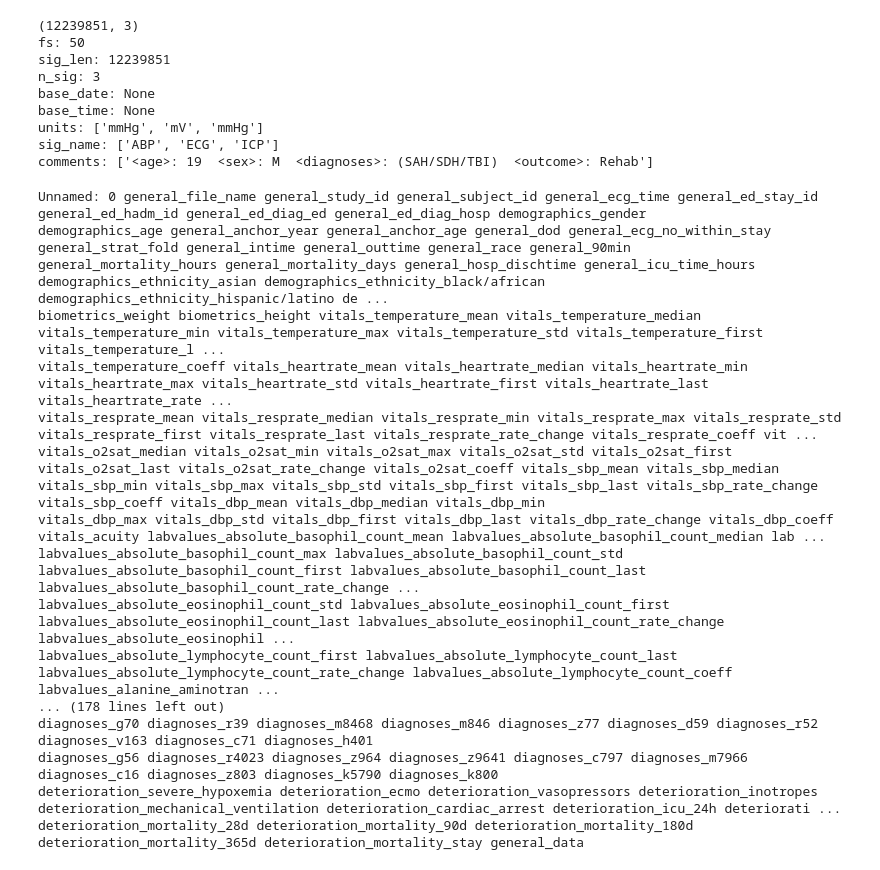
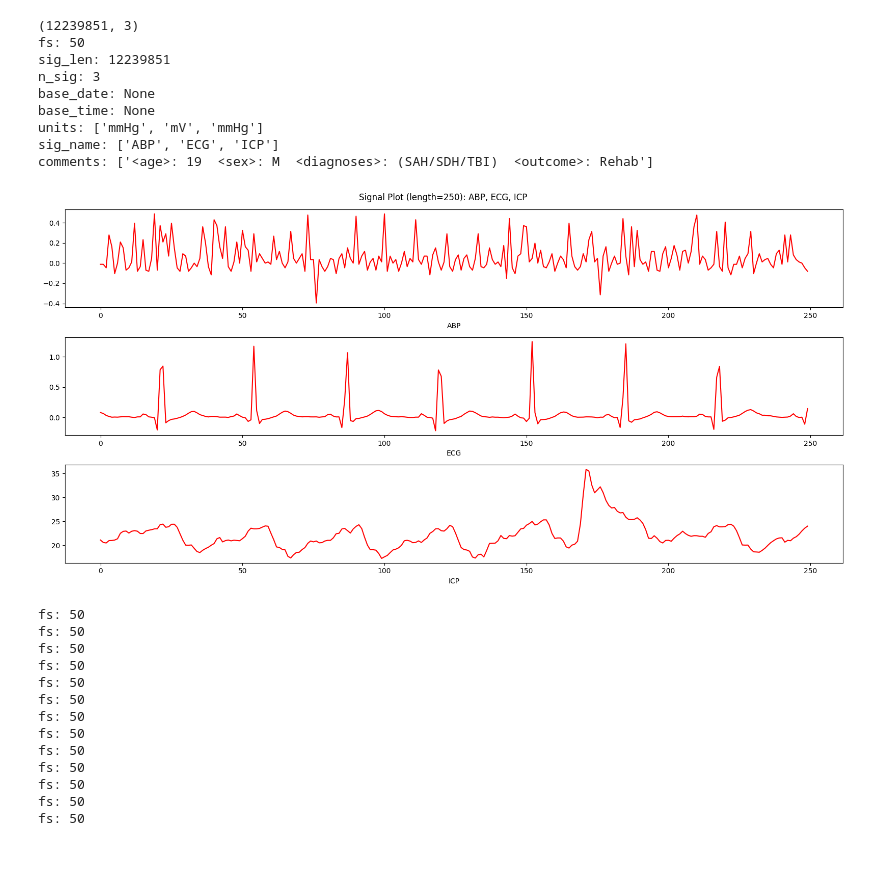
Before and after one commit to drawcodeboy/Cardio-Multi-Modal, a Jupyter notebook: data/data_review_charis.ipynb, the cells around one changed output. Cells and saved outputs as stored; diff of their text form; code cells hidden in the pictures.

Commit message:
[Update] Visualization Signals(5secs, 50Hz)

```diff
--- a/data/data_review_charis.ipynb
+++ b/data/data_review_charis.ipynb
@@ -17,26 +42,23 @@ base_time: None
 units: ['mmHg', 'mV', 'mmHg']
 sig_name: ['ABP', 'ECG', 'ICP']
 comments: ['<age>: 19  <sex>: M  <diagnoses>: (SAH/SDH/TBI)  <outcome>: Rehab']
-# %%
-for idx, col in enumerate(df.columns, start=1):
-    print(f"{col} ", end="")
-    if idx % 10 == 0:
-        print()
-# %% [output]
-Unnamed: 0 general_file_name general_study_id general_subject_id general_ecg_time general_ed_stay_id general_ed_hadm_id general_ed_diag_ed general_ed_diag_hosp demographics_gender
-demographics_age general_anchor_year general_anchor_age general_dod general_ecg_no_within_stay general_strat_fold general_intime general_outtime general_race general_90min
-general_mortality_hours general_mortality_days general_hosp_dischtime general_icu_time_hours demographics_ethnicity_asian demographics_ethnicity_black/african demographics_ethnicity_hispanic/latino de ...
-biometrics_weight biometrics_height vitals_temperature_mean vitals_temperature_median vitals_temperature_min vitals_temperature_max vitals_temperature_std vitals_temperature_first vitals_temperature_l ...
-vitals_temperature_coeff vitals_heartrate_mean vitals_heartrate_median vitals_heartrate_min vitals_heartrate_max vitals_heartrate_std vitals_heartrate_first vitals_heartrate_last vitals_heartrate_rate ...
-vitals_resprate_mean vitals_resprate_median vitals_resprate_min vitals_resprate_max vitals_resprate_std vitals_resprate_first vitals_resprate_last vitals_resprate_rate_change vitals_resprate_coeff vit ...
-vitals_o2sat_median vitals_o2sat_min vitals_o2sat_max vitals_o2sat_std vitals_o2sat_first vitals_o2sat_last vitals_o2sat_rate_change vitals_o2sat_coeff vitals_sbp_mean vitals_sbp_median
-vitals_sbp_min vitals_sbp_max vitals_sbp_std vitals_sbp_first vitals_sbp_last vitals_sbp_rate_change vitals_sbp_coeff vitals_dbp_mean vitals_dbp_median vitals_dbp_min
-vitals_dbp_max vitals_dbp_std vitals_dbp_first vitals_dbp_last vitals_dbp_rate_change vitals_dbp_coeff vitals_acuity labvalues_absolute_basophil_count_mean labvalues_absolute_basophil_count_median lab ...
-labvalues_absolute_basophil_count_max labvalues_absolute_basophil_count_std labvalues_absolute_basophil_count_first labvalues_absolute_basophil_count_last labvalues_absolute_basophil_count_rate_change ...
-labvalues_absolute_eosinophil_count_std labvalues_absolute_eosinophil_count_first labvalues_absolute_eosinophil_count_last labvalues_absolute_eosinophil_count_rate_change labvalues_absolute_eosinophil ...
-labvalues_absolute_lymphocyte_count_first labvalues_absolute_lymphocyte_count_last labvalues_absolute_lymphocyte_count_rate_change labvalues_absolute_lymphocyte_count_coeff labvalues_alanine_aminotran ...
-... (178 lines left out)
-diagnoses_g70 diagnoses_r39 diagnoses_m8468 diagnoses_m846 diagnoses_z77 diagnoses_d59 diagnoses_r52 diagnoses_v163 diagnoses_c71 diagnoses_h401
-diagnoses_g56 diagnoses_r4023 diagnoses_z964 diagnoses_z9641 diagnoses_c797 diagnoses_m7966 diagnoses_c16 diagnoses_z803 diagnoses_k5790 diagnoses_k800
-deterioration_severe_hypoxemia deterioration_ecmo deterioration_vasopressors deterioration_inotropes deterioration_mechanical_ventilation deterioration_cardiac_arrest deterioration_icu_24h deteriorati ...
-deterioration_mortality_28d deterioration_mortality_90d deterioration_mortality_180d deterioration_mortality_365d deterioration_mortality_stay general_data
+# %%
+length_range = 250 # 50Hz, 5초
+sample = (sample[0][:length_range], sample[1]) # 샘플 길이가 너무 길어서 1000개의 time step으로 시각화
+
+x = np.arange(0, len(sample[0][:, 0]), 1)
+
+fig, axes = plt.subplots(3, 1, figsize=(16, 8))
+
+axes[0].plot(x, sample[0][:, 0], color='r')
+axes[0].set_xlabel(f"{sample[1]['sig_name'][0]}")
+axes[1].plot(x, sample[0][:, 1], color='r')
+axes[1].set_xlabel(f"{sample[1]['sig_name'][1]}")
+axes[2].plot(x, sample[0][:, 2], color='r')
+axes[2].set_xlabel(f"{sample[1]['sig_name'][2]}")
+
+plt.suptitle(f"Signal Plot (length={length_range}): ABP, ECG, ICP")
+plt.tight_layout()
+plt.show()
+# %% [output]
+[figure, added]
@@ -42,0 +76,16 @@ deterioration_mortality_28d deterioration_mortality_90d deterioration_mortality_
+# %%
+print_metadata('fs')
+# %% [output]
+fs: 50
+fs: 50
+fs: 50
+fs: 50
+fs: 50
+fs: 50
+fs: 50
+fs: 50
+fs: 50
+fs: 50
+fs: 50
+fs: 50
+fs: 50
```
Also changed, not shown: parts of 10 cells of this notebook.
